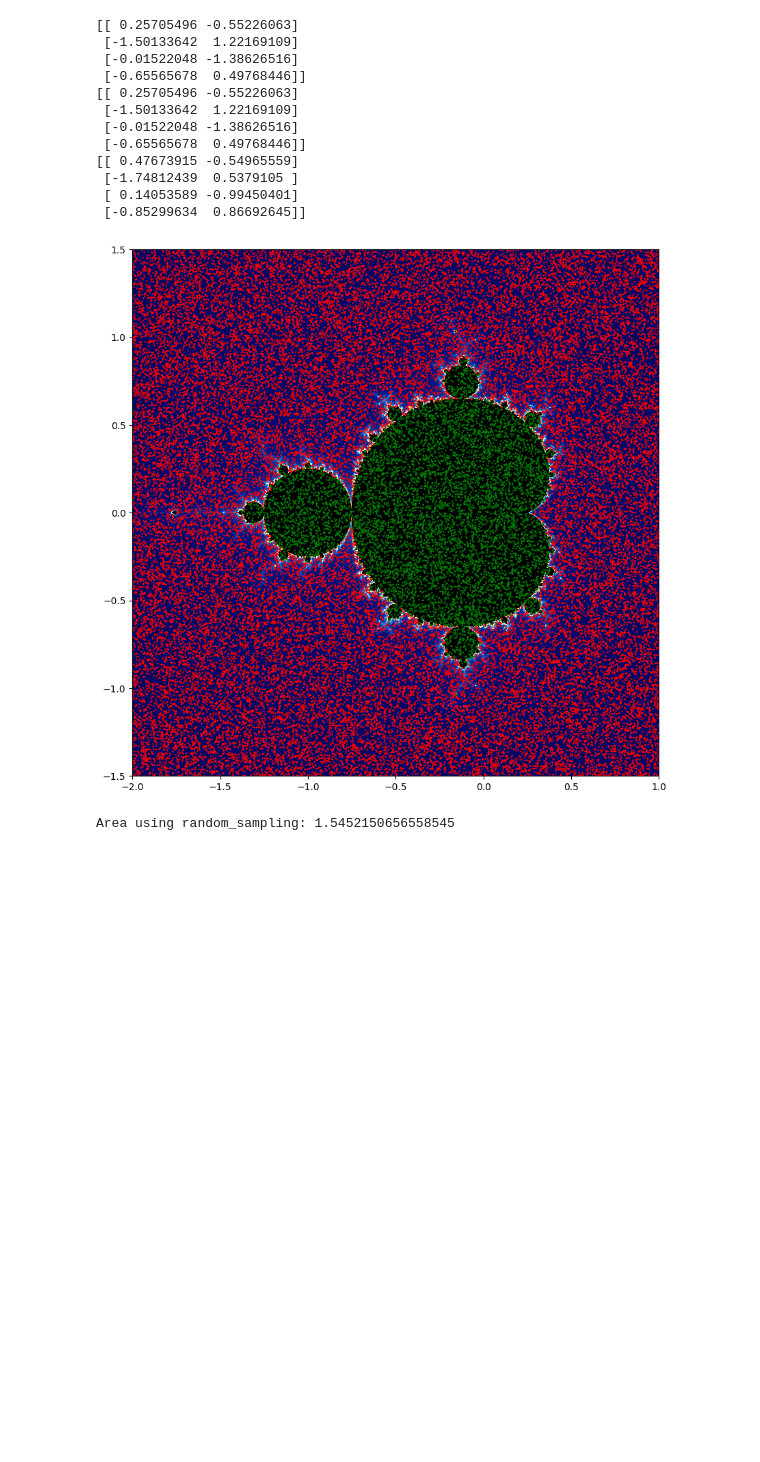
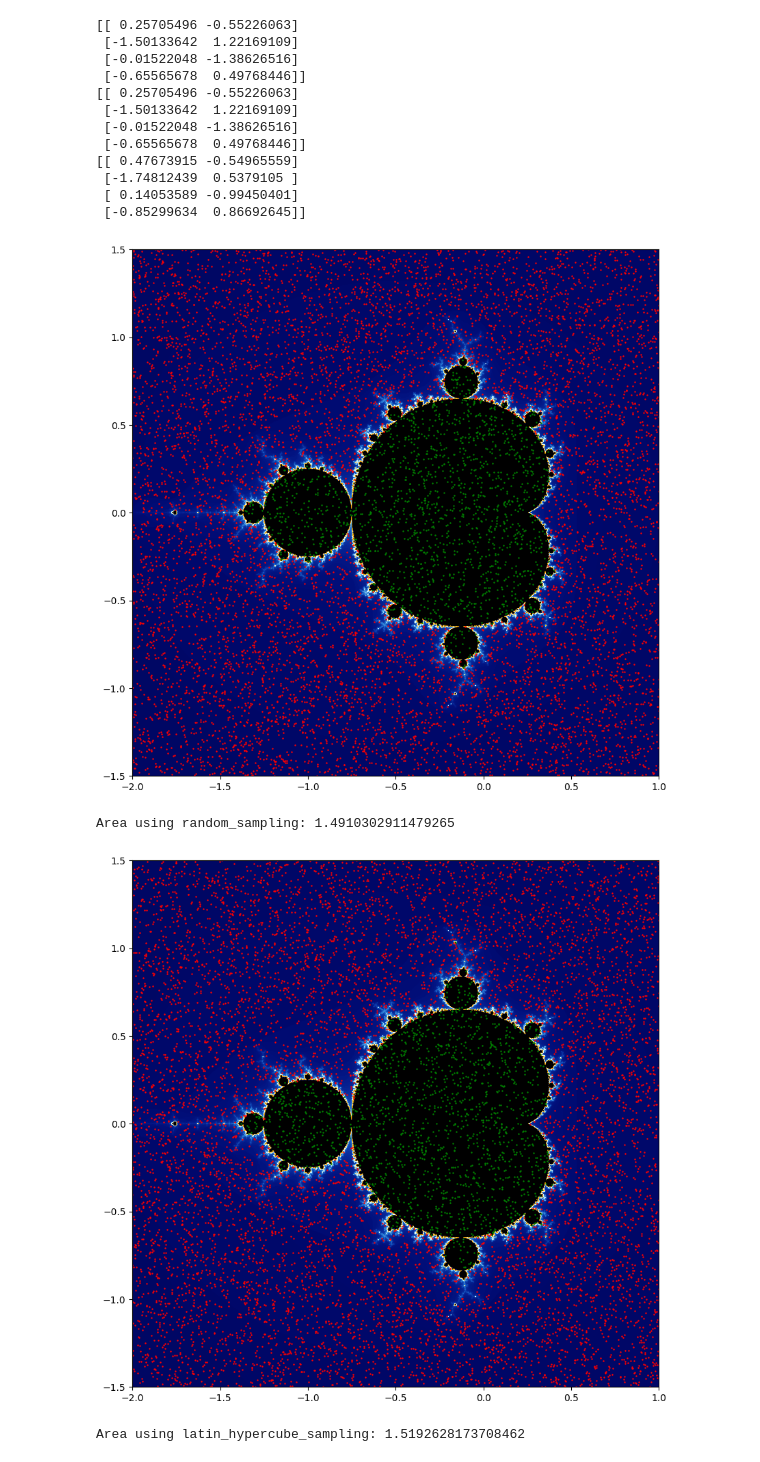
Before and after one commit to Ly-MX15/Stochastic_simulation, a Jupyter notebook: Assignment 1 Thomas.ipynb, the cells around one changed output. Drawn from its saved outputs; the diff is of its cells as text; code cells hidden in the pictures; blank space fills up the shorter version.

```diff
--- a/Assignment 1 Thomas.ipynb
+++ b/Assignment 1 Thomas.ipynb
@@ -50,8 +52,8 @@ plt.show()
 # %%
 def custom_colourmap():
     #set up the control points for your gradient
-    yR_observed = [0, 0,32,237, 255, 0, 0, 32]
-    yG_observed = [2, 7, 107, 255, 170, 2, 7, 107]
+    yR_observed = [0, 0,32,237, 255, 155, 0, 32]
+    yG_observed = [2, 7, 107, 255, 170, 120, 7, 107]
     yB_observed = [0, 100, 203, 255, 0, 0, 100, 203]
 
     x_observed = [-.1425, 0, .16, .42, .6425, .8575, 1, 1.16]
@@ -143,6 +138,12 @@ def random_sampling(s, x_range = [-2, 1], y_range = [-1.5, 1.5]):
     x_samples = np.random.uniform(low=x_range[0], high=x_range[1], size=s)
     y_samples = np.random.uniform(low=y_range[0], high=y_range[1], size=s)
     samples = np.column_stack((x_samples, y_samples))
+    return samples
+
+def additional_random_sampling(current_samples, s, x_range = [-2, 1], y_range = [-1.5, 1.5]):
+    # Initial sample was probably done with seed 4444, so new part shouldnt be the same!
+    new_sample = random_sampling(s - len(current_samples), x_range, y_range)
+    samples = np.concatenate((current_samples, new_sample), axis=0)
     return samples
 
 def latin_hypercube_sampling(s, x_range = [-2, 1], y_range = [-1.5, 1.5], strength = 1, numpy_random_generator = np.random.Generator(np.random.PCG64())):
@@ -215,10 +216,12 @@ print(latin_hypercube_sampling(4, numpy_random_generator=generator))
  [-0.85299634  0.86692645]]
 # %%
 visualize = True
-for sampling_method in [random_sampling]:
-    sample = sampling_method(223**2)
-    area = approximation(sample, 200, visualize_sample = visualize)
+for sampling_method in [random_sampling, latin_hypercube_sampling, orthogonal_sampling]:
+    sample = sampling_method(101**2)
+    area = approximation(sample, 2000, visualize_sample = visualize)
     print(f'Area using {sampling_method.__name__}: {area}')
 # %% [output]
-[figure, old version]
+[figure, new version]
-Area using random_sampling: 1.5452150656558545
+Area using random_sampling: 1.4910302911479265
+[figure, added]
+Area using latin_hypercube_sampling: 1.5192628173708462
```
Also changed, not shown: parts of 12 cells of this notebook.
